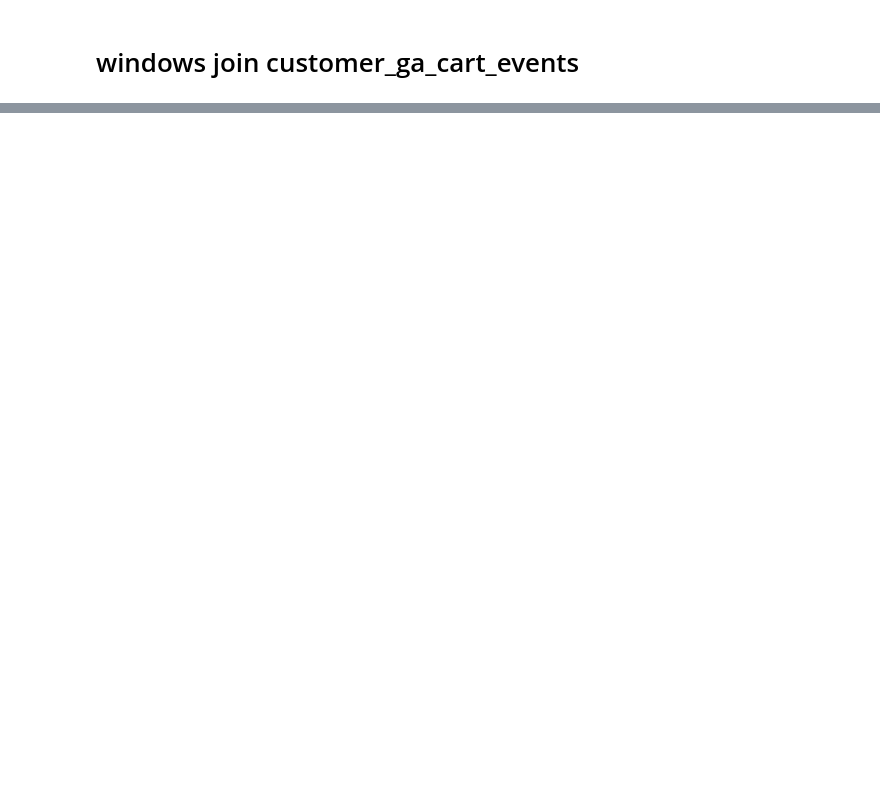
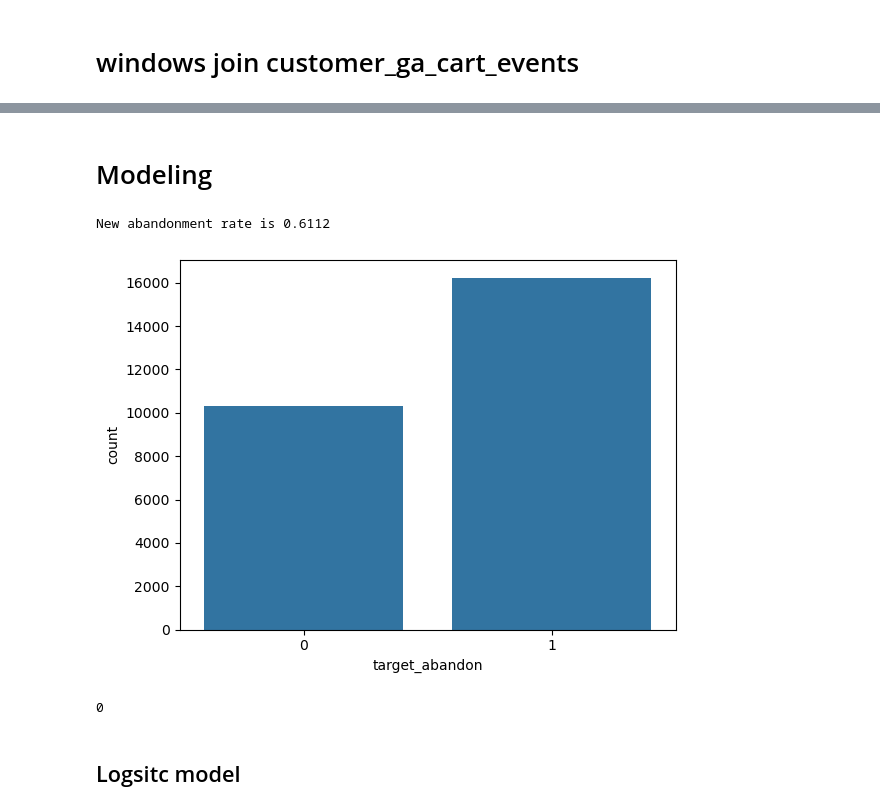
Before and after one commit to Hungagainagainagain/Swire-Cocacola-Capstone, a Jupyter notebook: modeling_new_logic.ipynb, the cells around one changed output, grey strips where cells are left out. Drawn from its saved outputs; the diff is of its cells as text; code cells hidden in the pictures; blank space fills up the shorter version.

Commit message:
Did everything and got a log model

```diff
--- a/modeling_new_logic.ipynb
+++ b/modeling_new_logic.ipynb
@@ -234,0 +239,5 @@ windows_with_ga_1[windows_with_ga_1['CUSTOMER_ID'] == 501508595]
+# %%
+#Flag EVENT_LOCAL_NAIVE not within WINDOW_START_LOCAL - WINDOW_END_LOCAL_event_cutoff
+windows_with_ga1['event_within_new_cutoff'] = (
+    windows_with_ga1['EVENT_LOCAL_NAIVE'] <= windows_with_ga1['WINDOW_END_LOCAL_event_cutoff']
+)
@@ -234,0 +262,4 @@ windows_with_ga_1[windows_with_ga_1['CUSTOMER_ID'] == 501508595]
+# %%
+#Get rows of data that the events are within the new cutoff date
+windows_with_ga1 = windows_with_ga1[windows_with_ga1['event_within_new_cutoff']==True]
+print(f'Total len after cutoff {len(windows_with_ga1)}')
@@ -234,0 +270,5 @@ windows_with_ga_1[windows_with_ga_1['CUSTOMER_ID'] == 501508595]
+# %%
+# Add events count before aggregations
+windows_with_ga1["add_to_cart_count"] = (windows_with_ga1["EVENT_NAME"] == "add_to_cart").astype("int")
+windows_with_ga1["purchase_count"] = (windows_with_ga1["EVENT_NAME"] == "purchase").astype("int")
+windows_with_ga1["remove_from_cart_count"] = (windows_with_ga1["EVENT_NAME"] == "remove_from_cart").astype("int")
@@ -234,0 +406,21 @@ windows_with_ga_1[windows_with_ga_1['CUSTOMER_ID'] == 501508595]
+# %% [markdown]
+# Modeling
+# %%
+# Preparing the target variable
+windows_with_ga3=windows_with_ga2.copy()
+
+windows_with_ga3['target_abandon'] = (windows_with_ga3['purchase_count']<1).astype("int64")
+windows_with_ga3.drop(columns=['purchase_count'], inplace=True)
+# %%
+# New abandon rate?
+print(f'New abandonment rate is {windows_with_ga3['target_abandon'].mean():.4f}')
+
+sns.countplot(data=windows_with_ga3, x='target_abandon')
+plt.show()
+# %% [output]
+New abandonment rate is 0.6112
+[figure, added]
+# %%
+windows_with_ga3.columns.isna().sum()
+# %% [output]
+0
@@ -234,0 +442,2 @@ windows_with_ga_1[windows_with_ga_1['CUSTOMER_ID'] == 501508595]
+# %% [markdown]
+## Logsitc model
```
Also changed, not shown: parts of 25 cells of this notebook.
